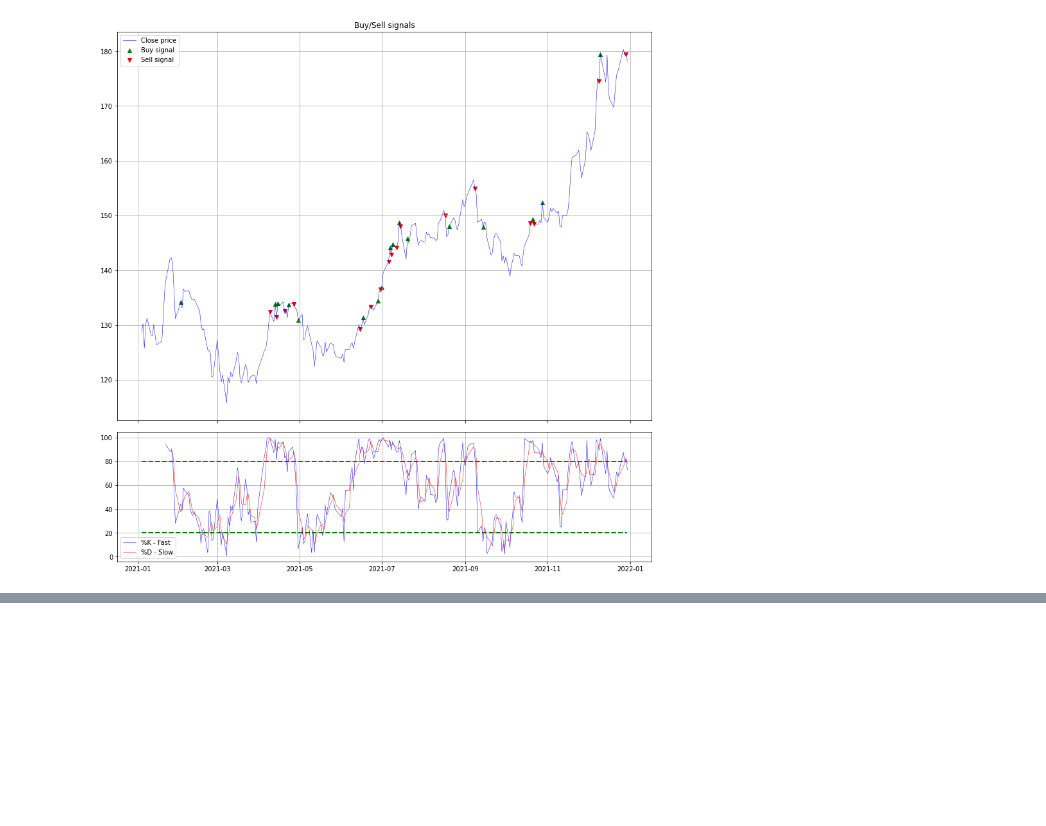
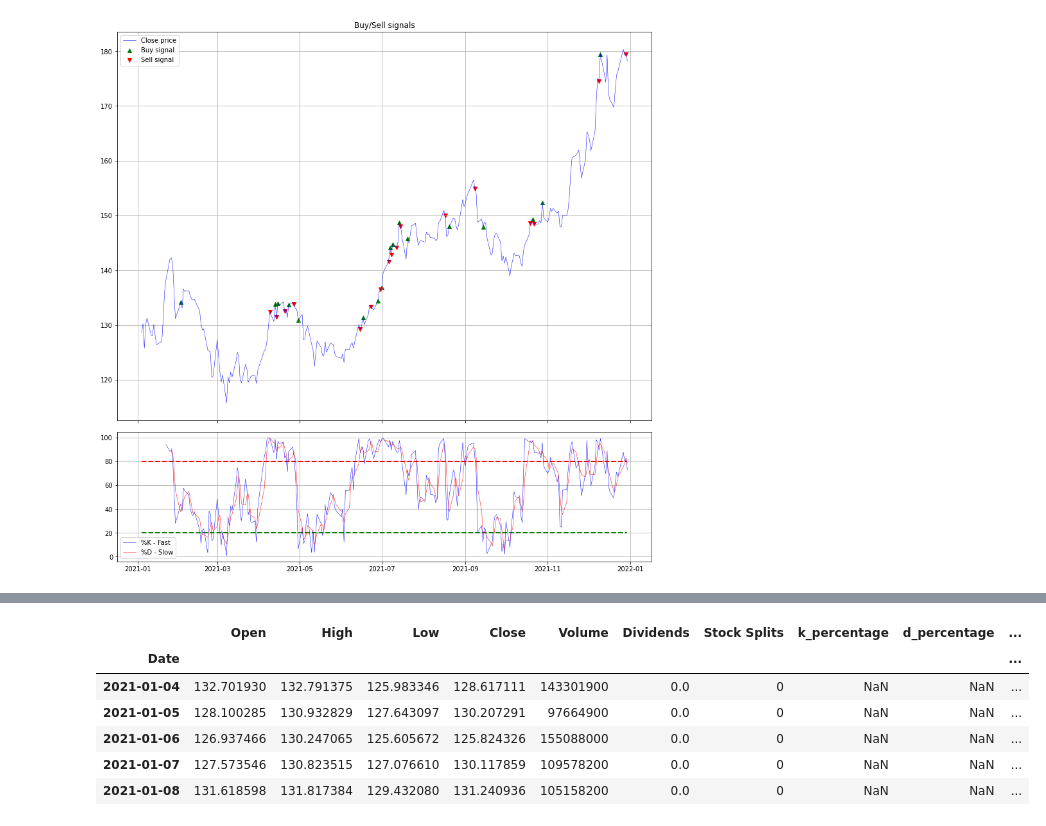
Before and after one commit to aahouzi/Stock-price-forecasting, a Jupyter notebook: notebooks/quantitative_trading_strategies.ipynb, the cells around one changed output, grey strips where cells are left out. Cells and saved outputs as stored; diff of their text form; code cells hidden in the pictures; blank space fills up the shorter version.

```diff
--- a/notebooks/quantitative_trading_strategies.ipynb
+++ b/notebooks/quantitative_trading_strategies.ipynb
@@ -548,0 +581,43 @@ plt.show()
+# %%
+def KDJ(df):
+    buy = False
+    buy_signals, sell_signals = [], []
+
+    for key, row in df.iterrows():
+        # Buying signal
+        if row['k_percentage'] < 15 and row['d_percentage'] < 15 and row['j_percentage'] < 15:
+            if buy:
+                sell_signals.append(np.nan)
+                buy_signals.append(np.nan)
+            else:
+                sell_signals.append(np.nan)
+                buy_signals.append(row['Close'])
+                buy = True
+
+        # Selling signal
+        elif row['k_percentage'] > 80 and row['d_percentage'] > 80 and row['j_percentage'] > 80:
+            if buy:
+                sell_signals.append(row['Close'])
+                buy_signals.append(np.nan)
+                buy = False
+            else:
+                sell_signals.append(np.nan)
+                buy_signals.append(np.nan)
+
+        # Neutral signal
+        else:
+            sell_signals.append(np.nan)
+            buy_signals.append(np.nan)
+
+    return sell_signals, buy_signals
+
+df_apple["kdj_sell_signals"], df_apple["kdj_buy_signals"] = KDJ(df_apple)
+df_apple.head()
+# %% [output]
+|  | Open | High | Low | Close | Volume | Dividends | Stock Splits | k_percentage | d_percentage | ... |
+| Date |  |  |  |  |  |  |  |  |  | ... |
+| 2021-01-04 | 132.701930 | 132.791375 | 125.983346 | 128.617111 | 143301900 | 0.0 | 0 | NaN | NaN | ... |
+| 2021-01-05 | 128.100285 | 130.932829 | 127.643097 | 130.207291 | 97664900 | 0.0 | 0 | NaN | NaN | ... |
+| 2021-01-06 | 126.937466 | 130.247065 | 125.605672 | 125.824326 | 155088000 | 0.0 | 0 | NaN | NaN | ... |
+| 2021-01-07 | 127.573546 | 130.823515 | 127.076610 | 130.117859 | 109578200 | 0.0 | 0 | NaN | NaN | ... |
+| 2021-01-08 | 131.618598 | 131.817384 | 129.432080 | 131.240936 | 105158200 | 0.0 | 0 | NaN | NaN | ... |
```
Also changed, not shown: parts of 6 cells of this notebook.
